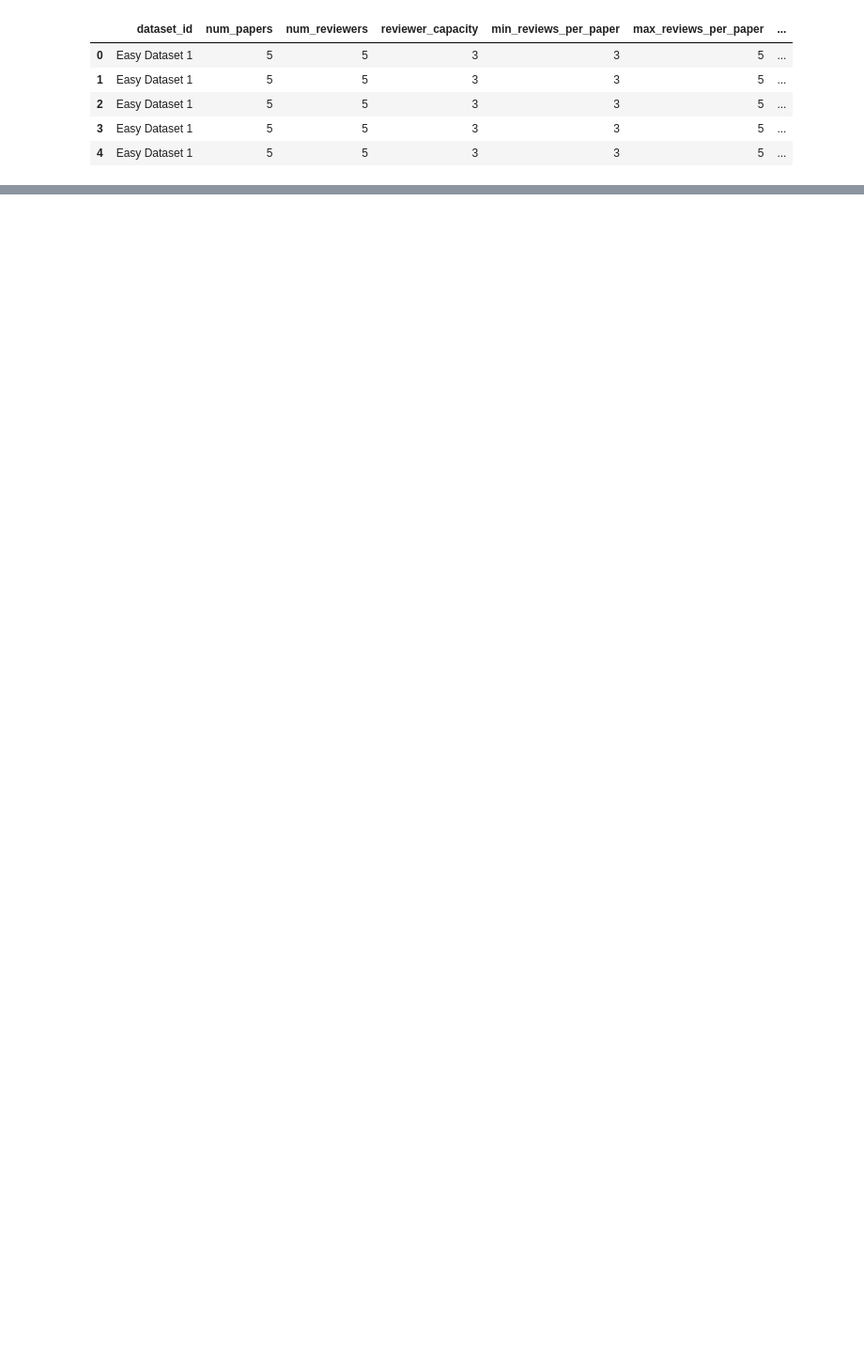
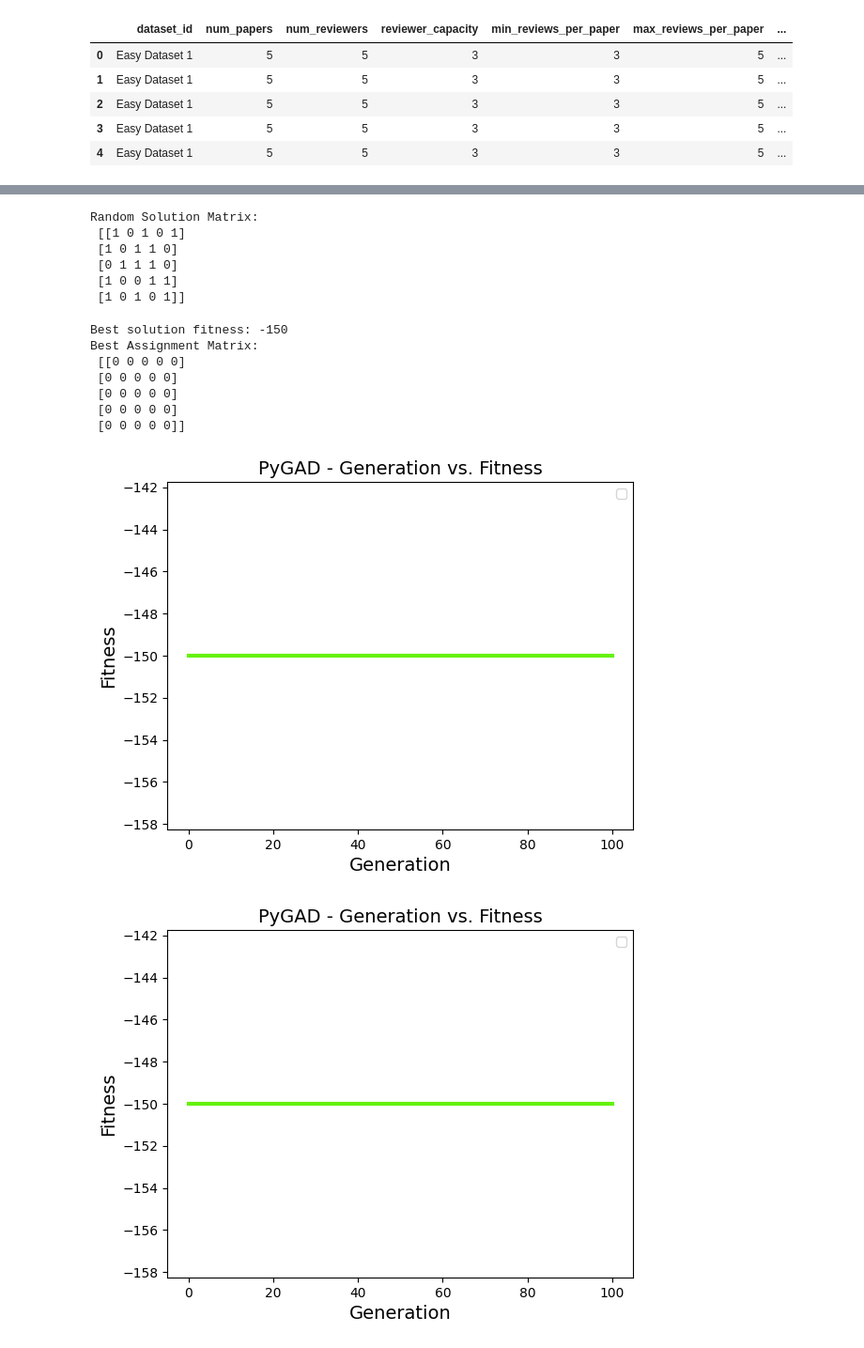
Before and after one commit to AtanasChestojanov/IS-seminar-1, a Jupyter notebook: seminar1.ipynb, the cells around one changed output, grey strips where cells are left out. Shown: that part at 94% size. Drawn from its saved outputs; the diff is of its cells as text; code cells hidden in the pictures; blank space fills up the shorter version.

```diff
--- a/seminar1.ipynb
+++ b/seminar1.ipynb
@@ -7,5 +9,5 @@ import matplotlib
 # %%
-ds = pd.read_json("easy_dataset_1.json")
+ds = pd.read_json("datasets/easy_dataset_1.json")
 ds
 # %% [output]
 |  | dataset_id | num_papers | num_reviewers | reviewer_capacity | min_reviews_per_paper | max_reviews_per_paper | ... |
@@ -14,3 +16,18 @@ ds
 | 2 | Easy Dataset 1 | 5 | 5 | 3 | 3 | 5 | ... |
 | 3 | Easy Dataset 1 | 5 | 5 | 3 | 3 | 5 | ... |
 | 4 | Easy Dataset 1 | 5 | 5 | 3 | 3 | 5 | ... |
+# %%
+def extract_data(file_path):
+    ds = pd.read_json(file_path)
+    preferences = np.array([list(row) for row in ds["preferences"]])
+    friendships = np.array([list(row) for row in ds["friendships"]])
+    authorship = np.array([list(row) for row in ds["authorship"]])
+    return  preferences, friendships, authorship
+# %%
+preferences, friendships, authorship = extract_data("datasets/easy_dataset_1.json")
+# print(authorship)
+# print(authorship.shape)
+
+num_authors = authorship.shape[0]
+num_papers = authorship.shape[1]
+solution_matrix = np.zeros((num_authors, num_papers))
@@ -16,0 +105,54 @@ ds
+# %%
+def generate_random_solution(num_reviewers, num_papers, reviewer_capacity):
+    solution = np.zeros((num_reviewers, num_papers), dtype=int)
+    for reviewer in range(num_reviewers):
+        # Randomly assign up to 'reviewer_capacity' papers to each reviewer
+        papers_to_assign = np.random.choice(num_papers, reviewer_capacity, replace=False)
+        solution[reviewer, papers_to_assign] = 1
+    return solution
+
+random_solution = generate_random_solution(num_reviewers, num_papers, capacity)
+print("Random Solution Matrix:\n", random_solution)
+# %% [output]
+Random Solution Matrix:
+ [[1 0 1 0 1]
+ [1 0 1 1 0]
+ [0 1 1 1 0]
+ [1 0 0 1 1]
+ [1 0 1 0 1]]
+# %%
+ga_instance = pygad.GA(
+    num_generations=100,              # Number of generations
+    num_parents_mating=10,            # Number of parents mating
+    fitness_func=fitness_function,    # Fitness function
+    sol_per_pop=20,                   # Population size
+    num_genes=num_genes,              # Number of genes (flattened assignment matrix)
+    gene_type=int,                    # Gene type (binary)
+    init_range_low=0,                 # Lower bound for gene values
+    init_range_high=1,                # Upper bound for gene values
+    parent_selection_type="tournament", # Parent selection method
+    crossover_type="single_point",    # Crossover method
+    mutation_type="random",           # Mutation method
+    mutation_percent_genes=10         # Mutation rate
+)
+
+# Run the genetic algorithm
+ga_instance.run()
+# %%
+solution, solution_fitness, solution_idx = ga_instance.best_solution()
+print("Best solution fitness:", solution_fitness)
+
+# Reshape the solution into the assignment matrix
+best_assignment = solution.reshape((num_reviewers, num_papers))
+print("Best Assignment Matrix:\n", best_assignment)
+ga_instance.plot_fitness()
+# %% [output]
+Best solution fitness: -150
+Best Assignment Matrix:
+ [[0 0 0 0 0]
+ [0 0 0 0 0]
+ [0 0 0 0 0]
+ [0 0 0 0 0]
+ [0 0 0 0 0]]
+[figure, added]
+[figure, added]
```
Also changed, not shown: parts of 3 cells of this notebook.
